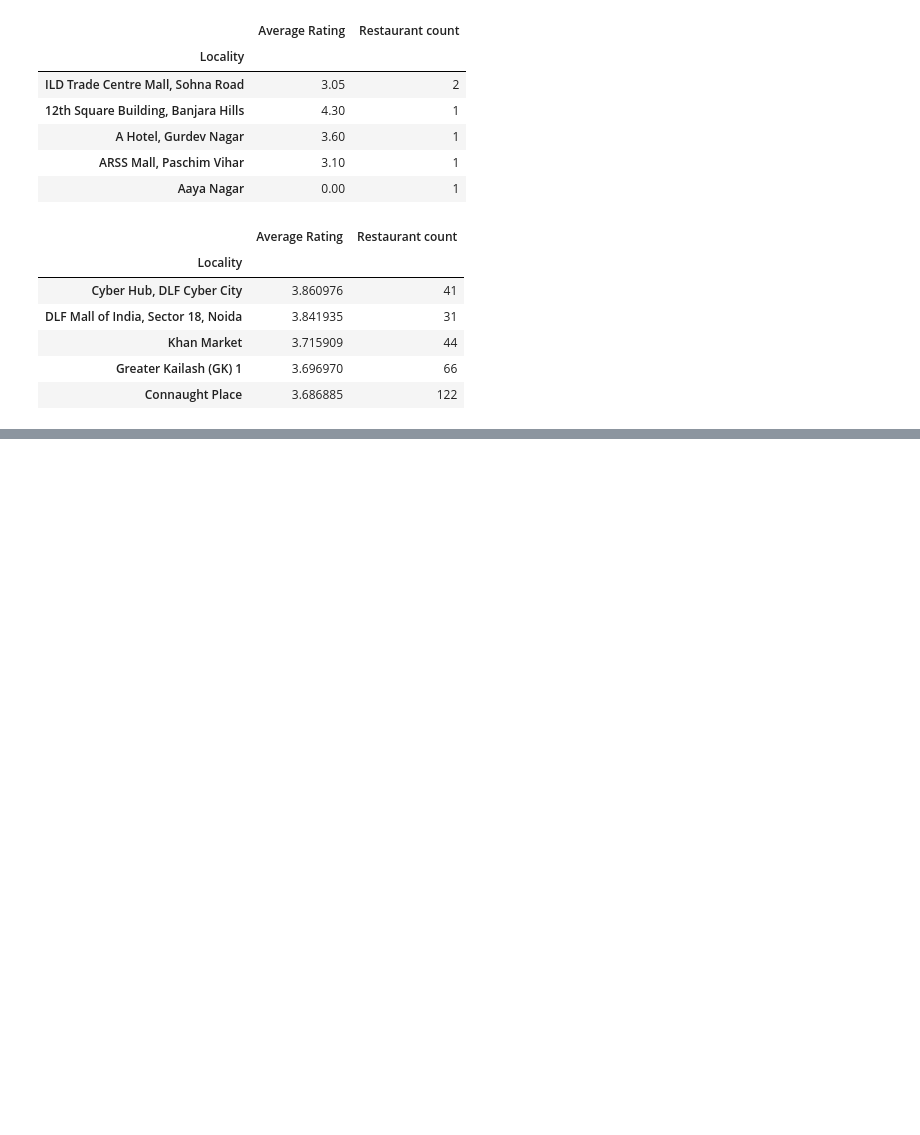
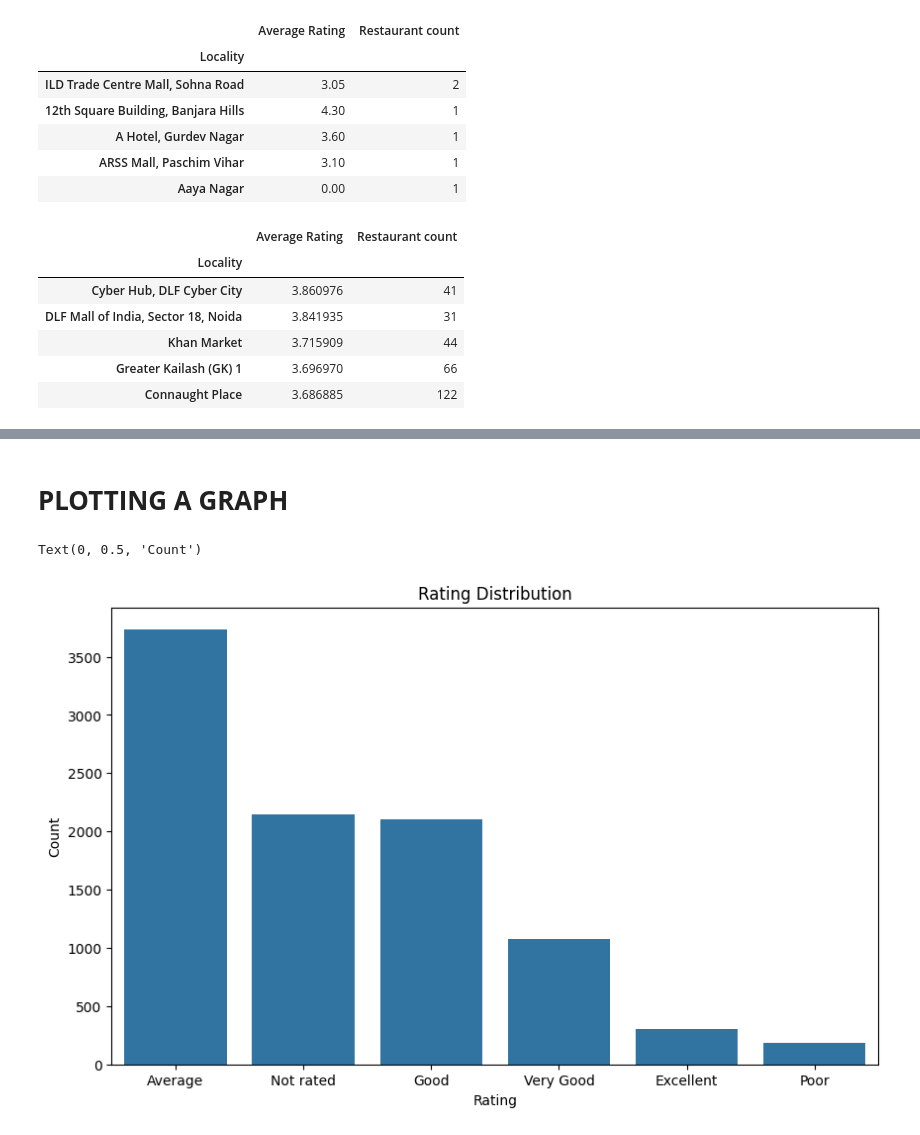
Before and after one commit to abinav102/ML-Fundamentals, a Jupyter notebook: ZomatoDataset.ipynb, the cells around one changed output, grey strips where cells are left out. Saved outputs shown, nothing was run; the diff lists cells and outputs as text; code cells hidden in the pictures; blank space fills up the shorter version.

Commit message:
Added data visualization chart

```diff
--- a/ZomatoDataset.ipynb
+++ b/ZomatoDataset.ipynb
@@ -135,0 +160,16 @@ top_10.head()
+# %% [markdown]
+# **PLOTTING** **A** **GRAPH**
+# %%
+rating_counts = zomato['Rating text'].value_counts()
+
+import seaborn as sns
+import matplotlib.pyplot as plt
+
+plt.figure(figsize = (10,6))  #set the figure size---> 10 inches wide,6 inches tall
+sns.barplot(x = rating_counts.index, y = rating_counts.values)
+plt.title("Rating Distribution")
+plt.xlabel("Rating")
+plt.ylabel("Count")
+# %% [output]
+Text(0, 0.5, 'Count')
+[figure, added]
```
Also changed, not shown: parts of 6 cells of this notebook.
